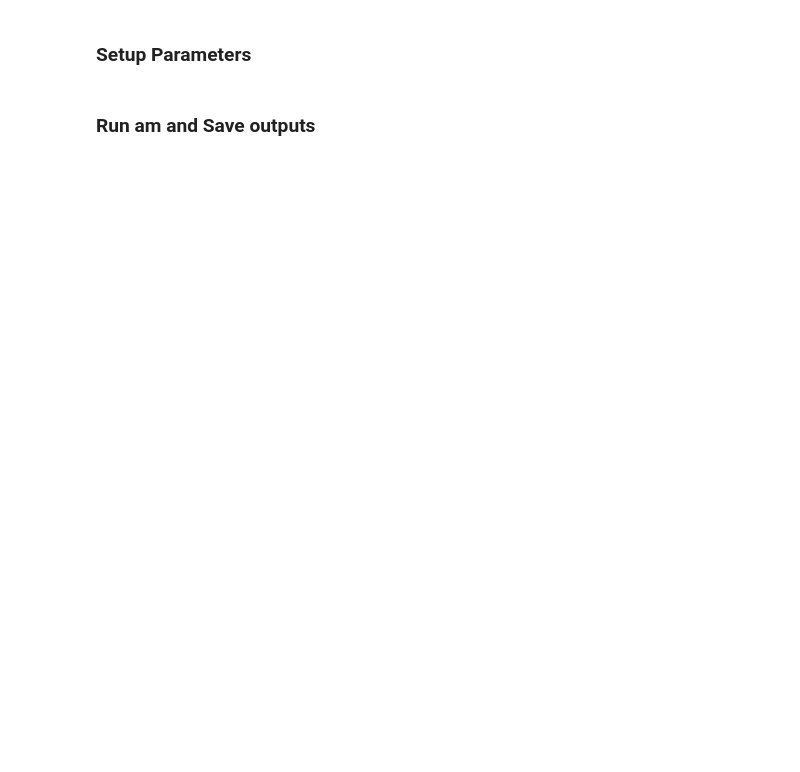
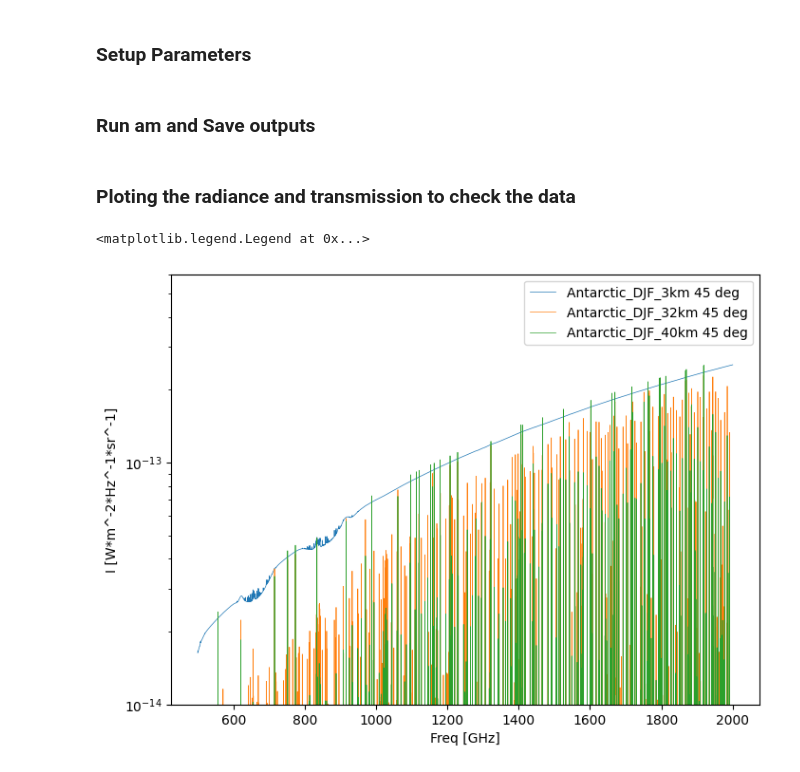
Before and after one commit to tim-balloon/tim-inst_modl, a Jupyter notebook: atmospheric_models/scipts/am_gen.ipynb, the cells around one changed output. Cells and saved outputs as stored; diff of their text form; code cells hidden in the pictures; blank space fills up the shorter version.

Commit message:
Clean up the plots and the data header.

```diff
--- a/atmospheric_models/scipts/am_gen.ipynb
+++ b/atmospheric_models/scipts/am_gen.ipynb
@@ -12,7 +12,7 @@ h2o_scale_factor = 1.0
 
 
 profile_folder = "../profiles/"
-profiles = ['Antarctic_DJF_3km', 'Antarctic_DJF_32km', 'Antarctic_DJF_40km',]
+profiles = ['Antarctic_DJF_34km', 'Antarctic_DJF_36km', 'Antarctic_DJF_38km',]
 
 zenith_angle = [30,45,60]
 # %% [markdown]
@@ -24,7 +24,35 @@ for profile in profiles:
                '%1.3f'%f_step, 'GHz', '%1d'%angle, 'deg', '%1.2f'%h2o_scale_factor]
 
         f = open("../models/"+profile+'_%1d'%angle+'deg'+'_%1.1f'%h2o_scale_factor+".out", "wb")
-        f.write(("%s  zenith_angle %d\n"%(profile,angle)).encode())
-        f.write(b"#f [GHz] tx Tb [K] Trj [K] I [watt*m-2*Hz-1*sr-1]\n")
+        f.write(("# %s  zenith_angle %d\n"%(profile,angle)).encode())
+        f.write(b"# f [GHz] tx Tb [K] Trj [K] I [watt*m-2*Hz-1*sr-1]\n")
         f.write(subprocess.run(cmd, capture_output=True).stdout)
         f.close()
+# %% [markdown]
+### Ploting the radiance and transmission to check the data
+# %%
+import numpy as np
+import matplotlib.pyplot as plt
+
+plt.figure(figsize=(8,6), dpi=100)
+
+
+
+for profile in ['Antarctic_DJF_3km', 'Antarctic_DJF_32km', 'Antarctic_DJF_40km',]:
+    for angle in [45]:
+        atmo = np.loadtxt("../models/"+profile+'_%1d'%angle+'deg'+'_%1.1f'%h2o_scale_factor+".out",\
+                          skiprows=2)
+
+        plt.plot(atmo[:,0],atmo[:,4], lw=0.5, label='%s %d deg'%(profile,angle))
+
+
+plt.yscale('log')
+plt.ylim([1e-14,6e-13])
+
+plt.xlabel('Freq [GHz]')
+plt.ylabel('I [W*m^-2*Hz^-1*sr^-1]')
+
+plt.legend()
+# %% [output]
+<matplotlib.legend.Legend at 0x...>
+[figure, added]
```
Also changed, not shown: parts of 1 cell of this notebook, 9 other files.
